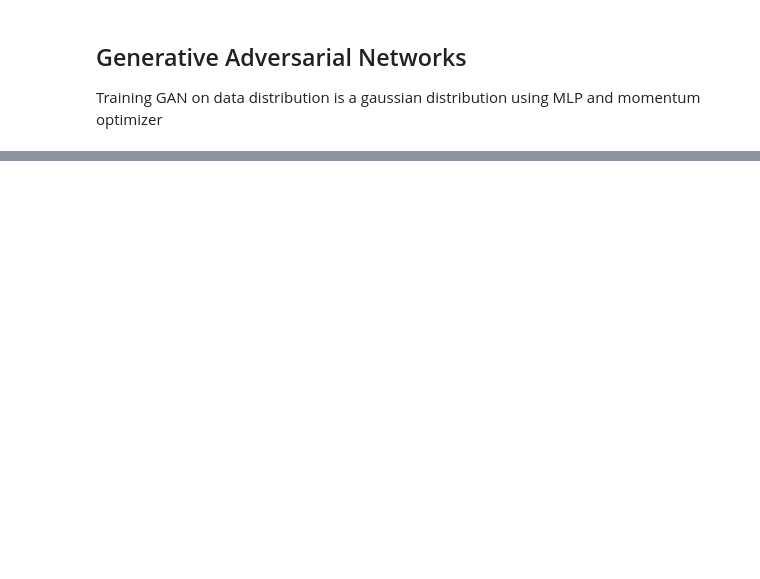
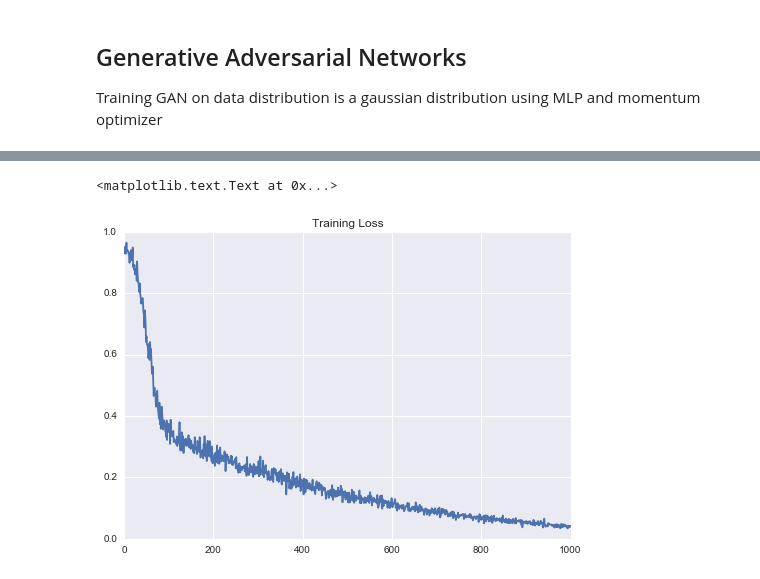
Before and after one commit to berkan1056/Generative-Adversarial-Nets, a Jupyter notebook: GAN/Normal Distribution GAN.ipynb, the cells around one changed output, grey strips where cells are left out. Cells and saved outputs as stored; diff of their text form; code cells hidden in the pictures; blank space fills up the shorter version.

```diff
--- a/GAN/Normal Distribution GAN.ipynb
+++ b/GAN/Normal Distribution GAN.ipynb
@@ -63,0 +109,12 @@ def momentum_optimizer(loss, var_list):
+# %%
+lh = np.zeros(1000)
+for i in range(1000):
+    d = (np.random.random(M) - 0.5) * 10.0
+    labels = norm.pdf(d, loc=mu, scale=sigma)
+    lh[i],_ = sess.run([loss, optimizer], {X: np.reshape(d, (M,1)), Y: np.reshape(labels,(M,1))})
+# %%
+plt.plot(lh)
+plt.title("Training Loss")
+# %% [output]
+<matplotlib.text.Text at 0x...>
+[figure, added]
```
Also changed, not shown: parts of 13 cells of this notebook.
